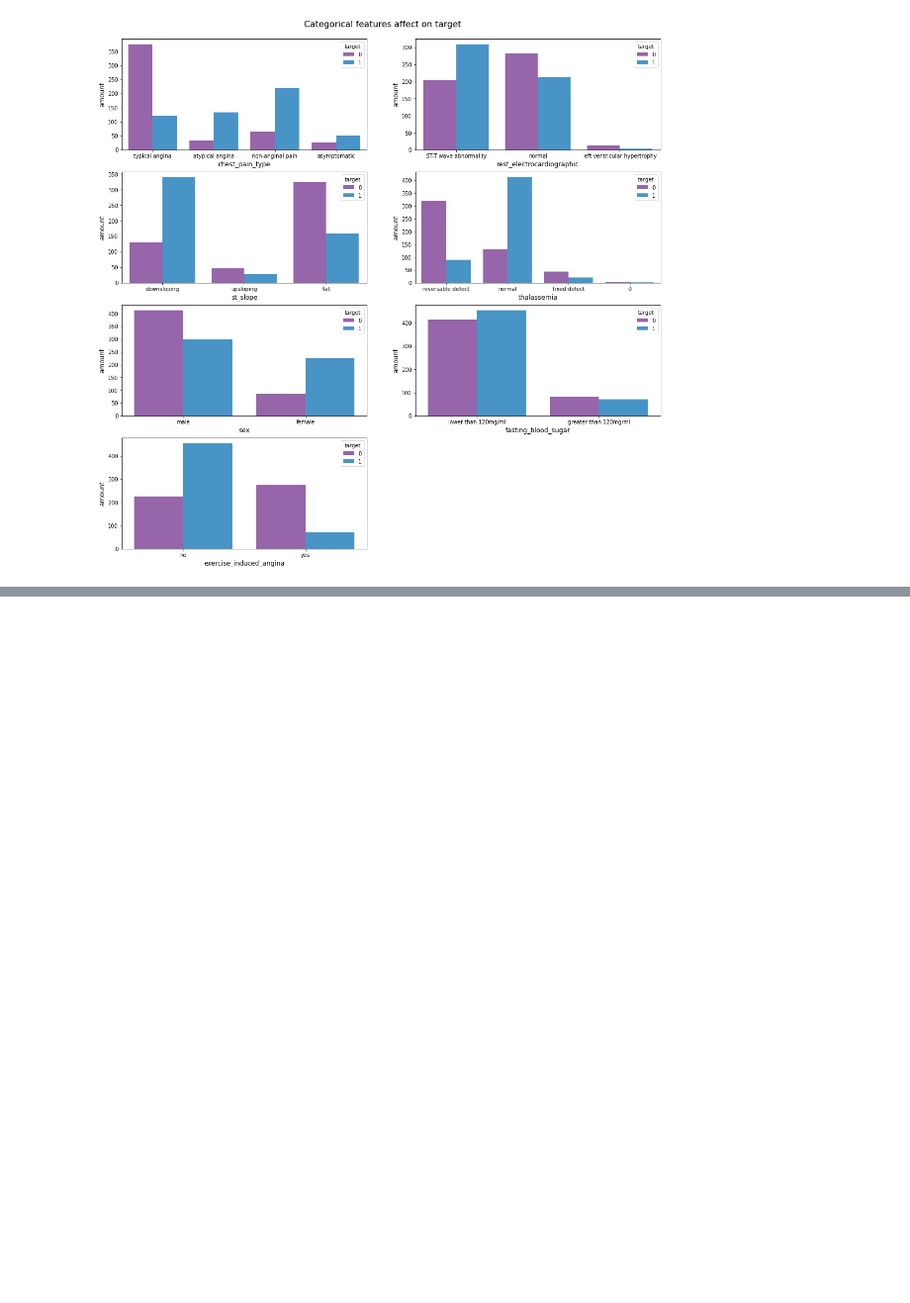
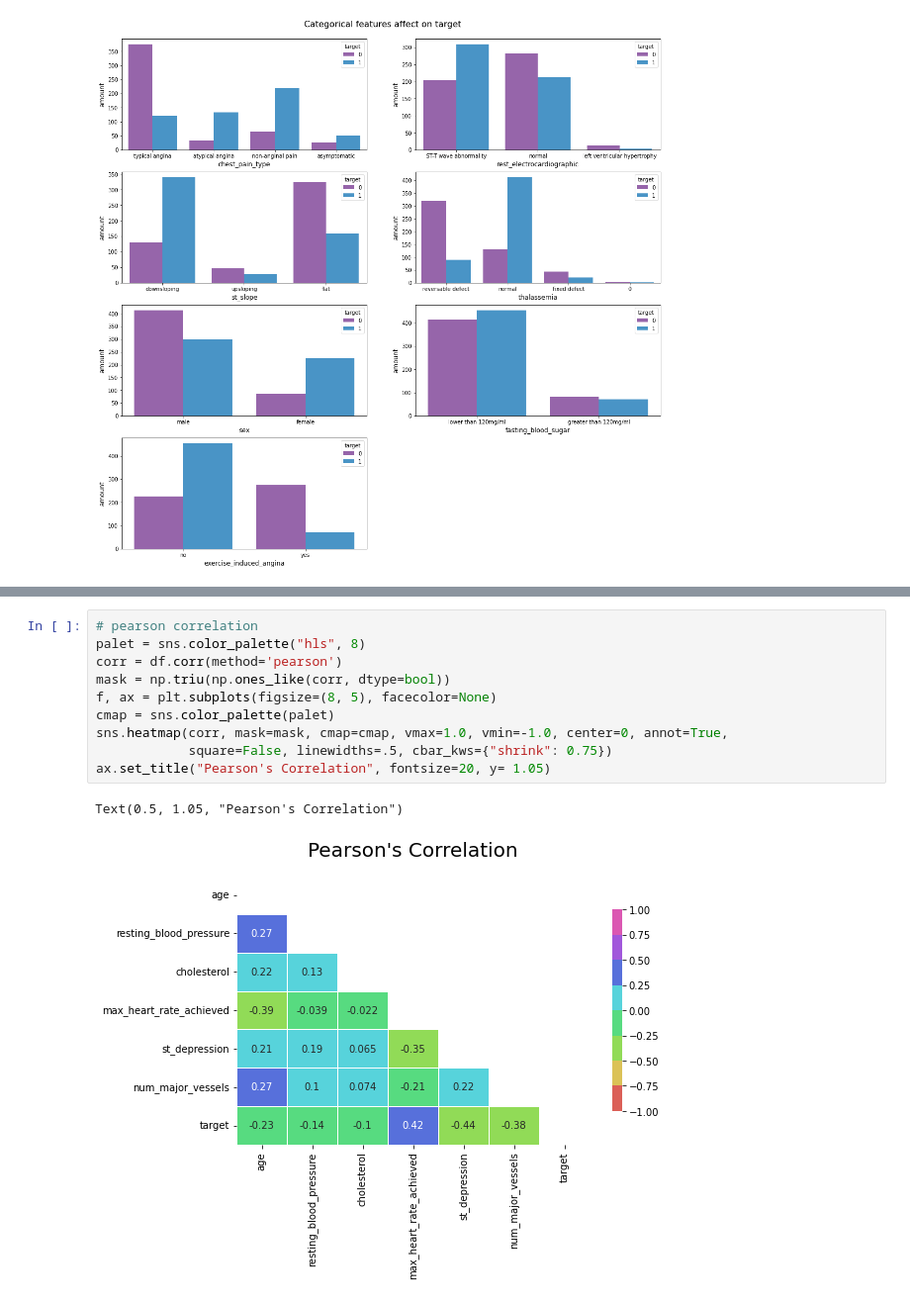
Before and after one commit to ofek181/A-Heart-Disease-Study, a Jupyter notebook: heart_disease_study.ipynb, the cells around one changed output, grey strips where cells are left out. Shown: that part at 99% size. Cells and saved outputs as stored; diff of their text form; blank space fills up the shorter version.

Commit message:
added correlation heatmaps

```diff
--- a/heart_disease_study.ipynb
+++ b/heart_disease_study.ipynb
@@ -239,0 +264,13 @@ Text(0.5, 0.98, 'Categorical features affect on target')
+# %%
+# pearson correlation
+palet = sns.color_palette("hls", 8)
+corr = df.corr(method='pearson')
+mask = np.triu(np.ones_like(corr, dtype=bool))
+f, ax = plt.subplots(figsize=(8, 5), facecolor=None)
+cmap = sns.color_palette(palet)
+sns.heatmap(corr, mask=mask, cmap=cmap, vmax=1.0, vmin=-1.0, center=0, annot=True,
+            square=False, linewidths=.5, cbar_kws={"shrink": 0.75})
+ax.set_title("Pearson's Correlation", fontsize=20, y= 1.05)
+# %% [output]
+Text(0.5, 1.05, "Pearson's Correlation")
+[figure, added]
```
Also changed, not shown: parts of 10 cells of this notebook.
